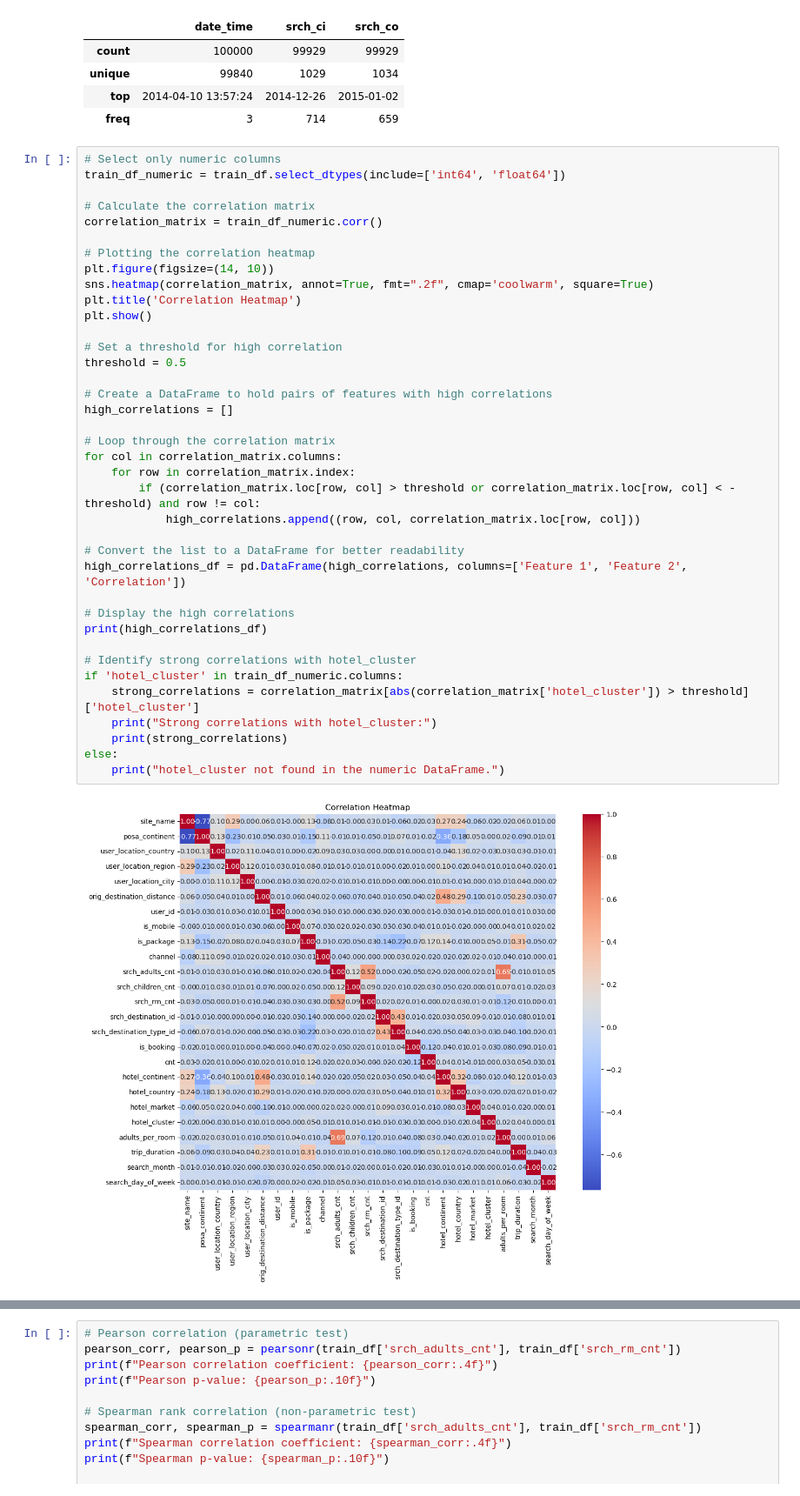
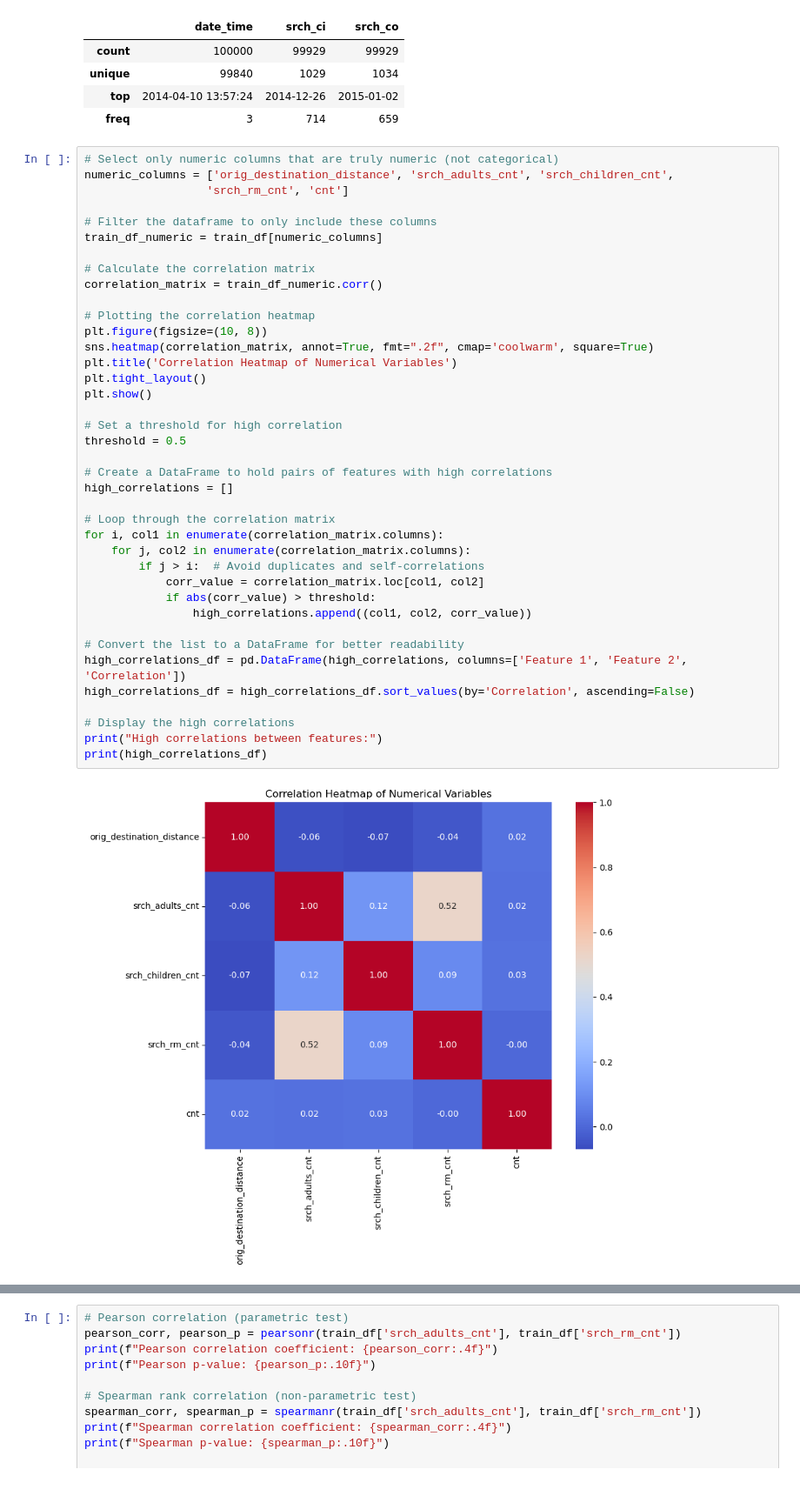
Before and after one commit to OlidiaTL/Expedia, a Jupyter notebook: Expedia.ipynb, the cells around one changed output, grey strips where cells are left out. Shown at 87% size. Saved outputs shown, nothing was run; the diff lists cells and outputs as text.

```diff
--- a/Expedia.ipynb
+++ b/Expedia.ipynb
@@ -32,42 +32,43 @@ train_df.describe(include=['O'])
 | top | 2014-04-10 13:57:24 | 2014-12-26 | 2015-01-02 |
 | freq | 3 | 714 | 659 |
 # %%
-# Select only numeric columns
-train_df_numeric = train_df.select_dtypes(include=['int64', 'float64'])
+# Select only numeric columns that are truly numeric (not categorical)
+numeric_columns = ['orig_destination_distance', 'srch_adults_cnt', 'srch_children_cnt',
+                  'srch_rm_cnt', 'cnt']
+
+# Filter the dataframe to only include these columns
+train_df_numeric = train_df[numeric_columns]
 
 # Calculate the correlation matrix
 correlation_matrix = train_df_numeric.corr()
 
 # Plotting the correlation heatmap
-plt.figure(figsize=(14, 10))
+plt.figure(figsize=(10, 8))
 sns.heatmap(correlation_matrix, annot=True, fmt=".2f", cmap='coolwarm', square=True)
-plt.title('Correlation Heatmap')
+plt.title('Correlation Heatmap of Numerical Variables')
+plt.tight_layout()
 plt.show()
 
 # Set a threshold for high correlation
 threshold = 0.5
 
 # Create a DataFrame to hold pairs of features with high correlations
 high_correlations = []
 
 # Loop through the correlation matrix
-for col in correlation_matrix.columns:
-    for row in correlation_matrix.index:
-        if (correlation_matrix.loc[row, col] > threshold or correlation_matrix.loc[row, col] < -threshold) and row != col:
-            high_correlations.append((row, col, correlation_matrix.loc[row, col]))
+for i, col1 in enumerate(correlation_matrix.columns):
+    for j, col2 in enumerate(correlation_matrix.columns):
+        if j > i:  # Avoid duplicates and self-correlations
+            corr_value = correlation_matrix.loc[col1, col2]
+            if abs(corr_value) > threshold:
+                high_correlations.append((col1, col2, corr_value))
 
 # Convert the list to a DataFrame for better readability
 high_correlations_df = pd.DataFrame(high_correlations, columns=['Feature 1', 'Feature 2', 'Correlation'])
+high_correlations_df = high_correlations_df.sort_values(by='Correlation', ascending=False)
 
 # Display the high correlations
+print("High correlations between features:")
 print(high_correlations_df)
-
-# Identify strong correlations with hotel_cluster
-if 'hotel_cluster' in train_df_numeric.columns:
-    strong_correlations = correlation_matrix[abs(correlation_matrix['hotel_cluster']) > threshold]['hotel_cluster']
-    print("Strong correlations with hotel_cluster:")
-    print(strong_correlations)
-else:
-    print("hotel_cluster not found in the numeric DataFrame.")
 # %% [output]
-[figure, old version]
+[figure, new version]
```
Also changed, not shown: parts of 10 cells of this notebook.
